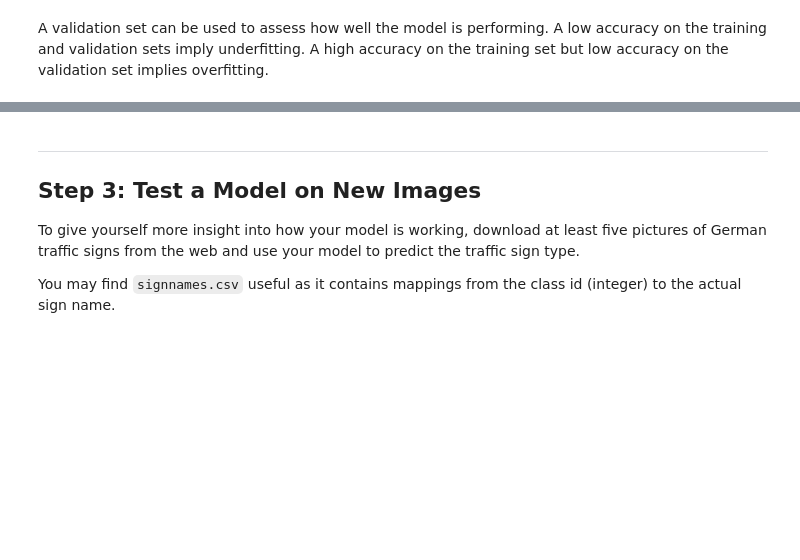
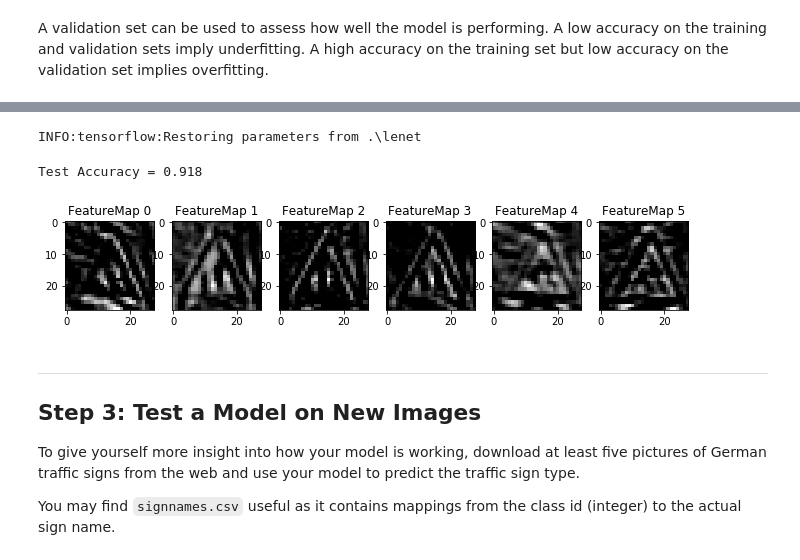
Before and after one commit to delafu/CarND-Traffic-Sign-Classifier-Project, a Jupyter notebook: Traffic_Sign_Classifier.ipynb, the cells around one changed output, grey strips where cells are left out. Drawn from its saved outputs; the diff is of its cells as text; code cells hidden in the pictures; blank space fills up the shorter version.

```diff
--- a/Traffic_Sign_Classifier.ipynb
+++ b/Traffic_Sign_Classifier.ipynb
@@ -494,8 +502,23 @@ Validation Accuracy = 0.948
 # %%
 with tf.Session() as sess:
     saver = tf.train.Saver()
     saver.restore(sess, tf.train.latest_checkpoint('.'))
+    new_X_test=[]
+    for i in range(len(X_test)):
+        img =applySharpener(X_test[i])
+        img_eq = exposure.equalize_hist(img)
+        img=rgb2gray(img_eq)
+        new_X_test.append(img.reshape(32,32,1))
+    test_accuracy = evaluate(new_X_test, y_test)
+    counter=Counter(y_test)
+    print("Test Accuracy = {:.3f}".format(test_accuracy))
+    dictio=np.zeros(n_classes)
+    detailed(new_X_test, y_test,dictio)
     outputFeatureMap(X_train[2].reshape(1,32,32,1), conv1)
+# %% [output]
+INFO:tensorflow:Restoring parameters from .\lenet
+Test Accuracy = 0.918
+[figure, added]
 # %% [markdown]
 ---
 
```
Also changed, not shown: parts of 14 cells of this notebook, 5 other files.
